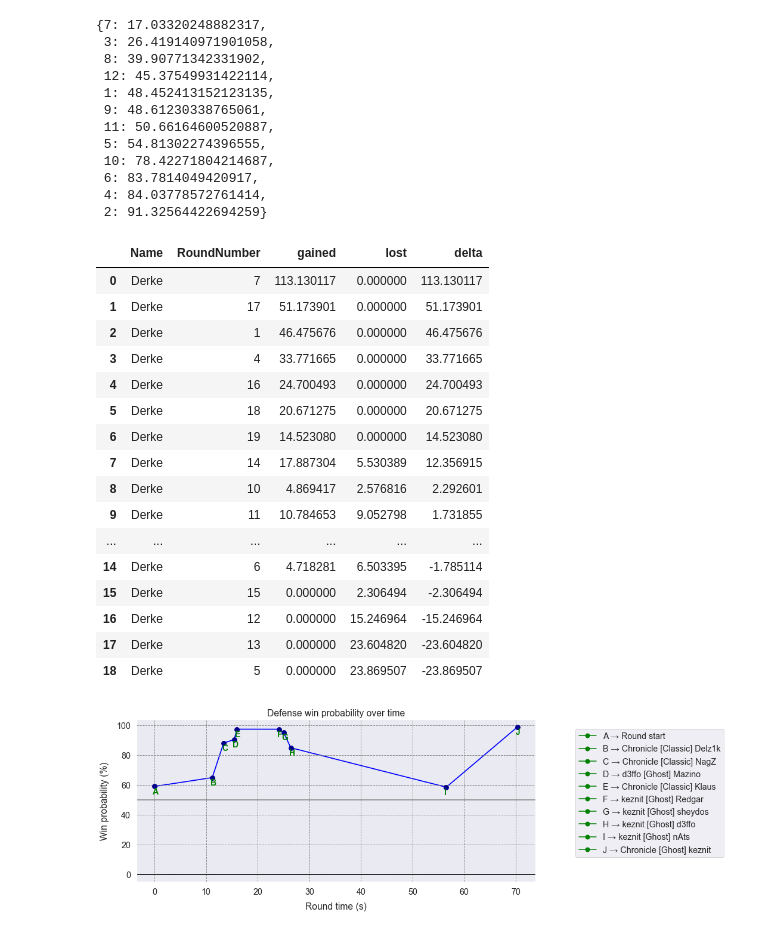
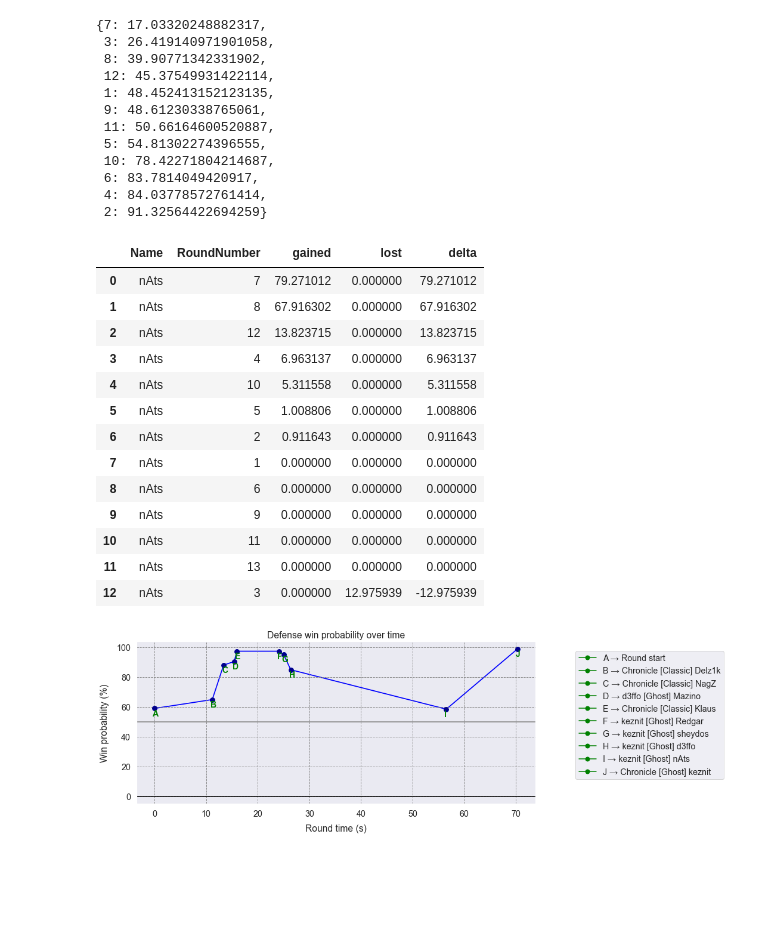
Before and after one commit to mateusb12/valorant_impact, a Jupyter notebook: webscrapping/impact/match_impact_notebook.ipynb, the cells around one changed output. Drawn from its saved outputs; the diff is of its cells as text; code cells hidden in the pictures; blank space fills up the shorter version.

```diff
--- a/webscrapping/impact/match_impact_notebook.ipynb
+++ b/webscrapping/impact/match_impact_notebook.ipynb
@@ -28,25 +28,22 @@ rr.get_clutchy_rounds("atk")
  4: 84.03778572761414,
  2: 91.32564422694259}
 # %%
-rr.get_player_most_impactful_rounds("Derke")
+rr.get_player_most_impactful_rounds("nAts")
 # %% [output]
 |  | Name | RoundNumber | gained | lost | delta |
-| 0 | Derke | 7 | 113.130117 | 0.000000 | 113.130117 |
-| 1 | Derke | 17 | 51.173901 | 0.000000 | 51.173901 |
-| 2 | Derke | 1 | 46.475676 | 0.000000 | 46.475676 |
-| 3 | Derke | 4 | 33.771665 | 0.000000 | 33.771665 |
-| 4 | Derke | 16 | 24.700493 | 0.000000 | 24.700493 |
-| 5 | Derke | 18 | 20.671275 | 0.000000 | 20.671275 |
-| 6 | Derke | 19 | 14.523080 | 0.000000 | 14.523080 |
-| 7 | Derke | 14 | 17.887304 | 5.530389 | 12.356915 |
-| 8 | Derke | 10 | 4.869417 | 2.576816 | 2.292601 |
-| 9 | Derke | 11 | 10.784653 | 9.052798 | 1.731855 |
-| ... | ... | ... | ... | ... | ... |
-| 14 | Derke | 6 | 4.718281 | 6.503395 | -1.785114 |
-| 15 | Derke | 15 | 0.000000 | 2.306494 | -2.306494 |
-| 16 | Derke | 12 | 0.000000 | 15.246964 | -15.246964 |
-| 17 | Derke | 13 | 0.000000 | 23.604820 | -23.604820 |
-| 18 | Derke | 5 | 0.000000 | 23.869507 | -23.869507 |
+| 0 | nAts | 7 | 79.271012 | 0.000000 | 79.271012 |
+| 1 | nAts | 8 | 67.916302 | 0.000000 | 67.916302 |
+| 2 | nAts | 12 | 13.823715 | 0.000000 | 13.823715 |
+| 3 | nAts | 4 | 6.963137 | 0.000000 | 6.963137 |
+| 4 | nAts | 10 | 5.311558 | 0.000000 | 5.311558 |
+| 5 | nAts | 5 | 1.008806 | 0.000000 | 1.008806 |
+| 6 | nAts | 2 | 0.911643 | 0.000000 | 0.911643 |
+| 7 | nAts | 1 | 0.000000 | 0.000000 | 0.000000 |
+| 8 | nAts | 6 | 0.000000 | 0.000000 | 0.000000 |
+| 9 | nAts | 9 | 0.000000 | 0.000000 | 0.000000 |
+| 10 | nAts | 11 | 0.000000 | 0.000000 | 0.000000 |
+| 11 | nAts | 13 | 0.000000 | 0.000000 | 0.000000 |
+| 12 | nAts | 3 | 0.000000 | 12.975939 | -12.975939 |
 # %%
 rr.choose_round(13)
 # %%
```
Also changed, not shown: parts of 1 cell of this notebook, 4 other files.
